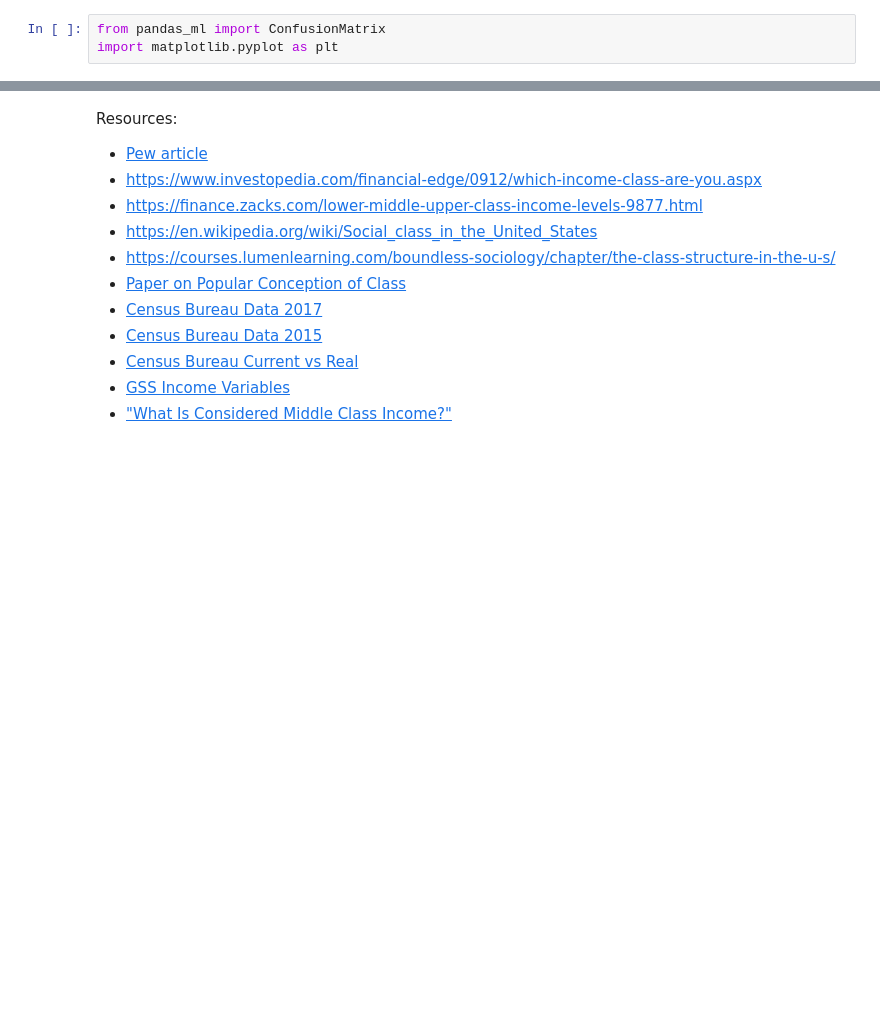
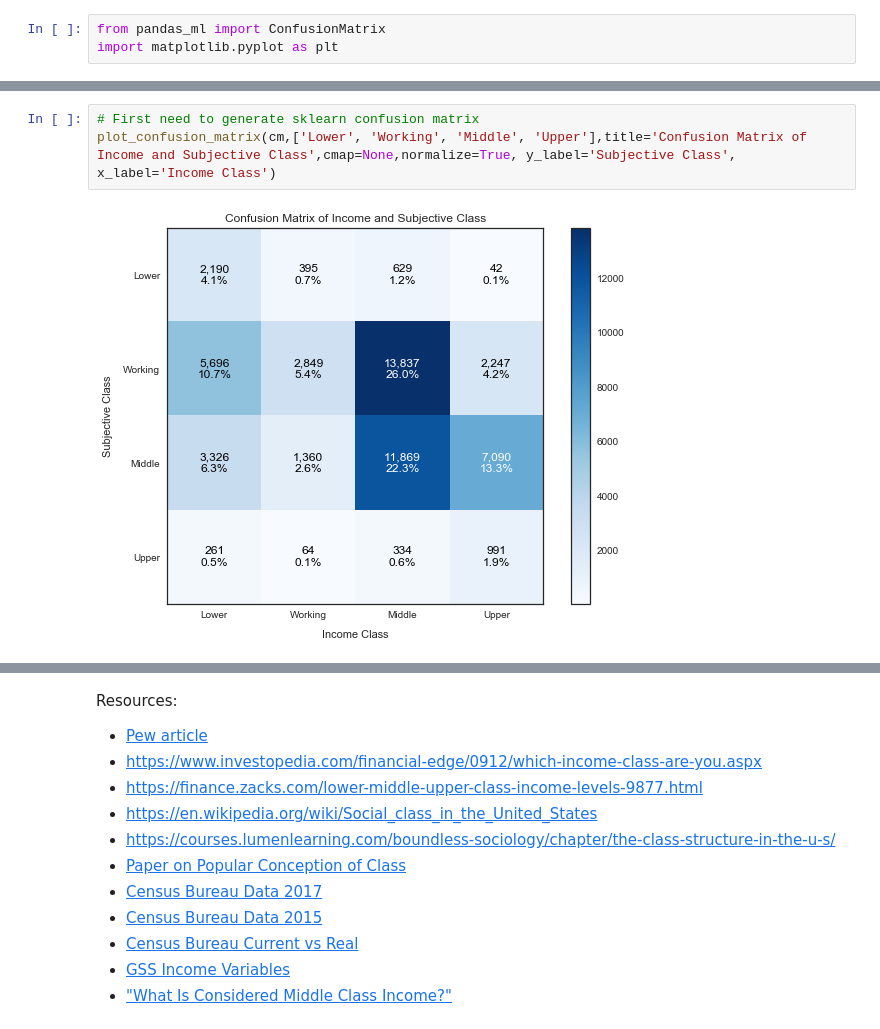
Before and after one commit to coverney/ThinkStats2, a Jupyter notebook: project1/Project1Playground.ipynb, the cells around one changed output, grey strips where cells are left out. Drawn from its saved outputs; the diff is of its cells as text; blank space fills up the shorter version.

```diff
--- a/project1/Project1Playground.ipynb
+++ b/project1/Project1Playground.ipynb
@@ -270,0 +361,5 @@ Delve into variables and confusion matrix.
+# %%
+# First need to generate sklearn confusion matrix
+plot_confusion_matrix(cm,['Lower', 'Working', 'Middle', 'Upper'],title='Confusion Matrix of Income and Subjective Class',cmap=None,normalize=True, y_label='Subjective Class', x_label='Income Class')
+# %% [output]
+[figure, added]
```
Also changed, not shown: parts of 21 cells of this notebook.
